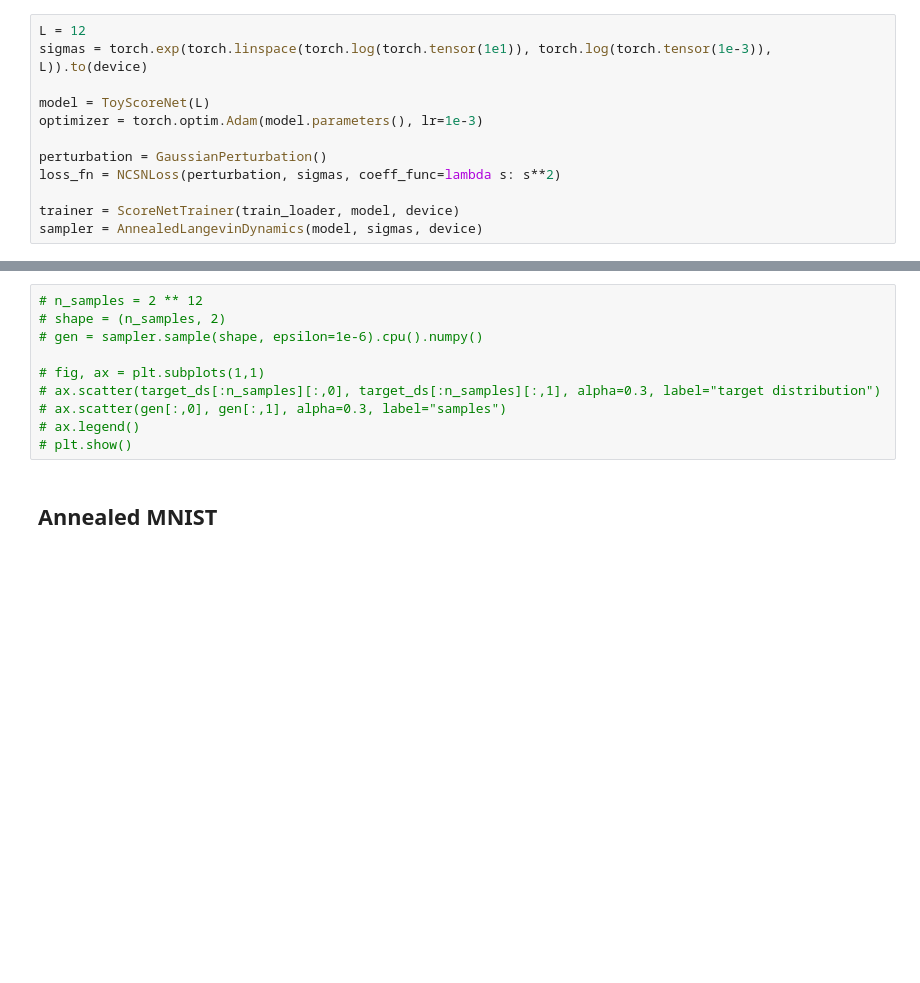
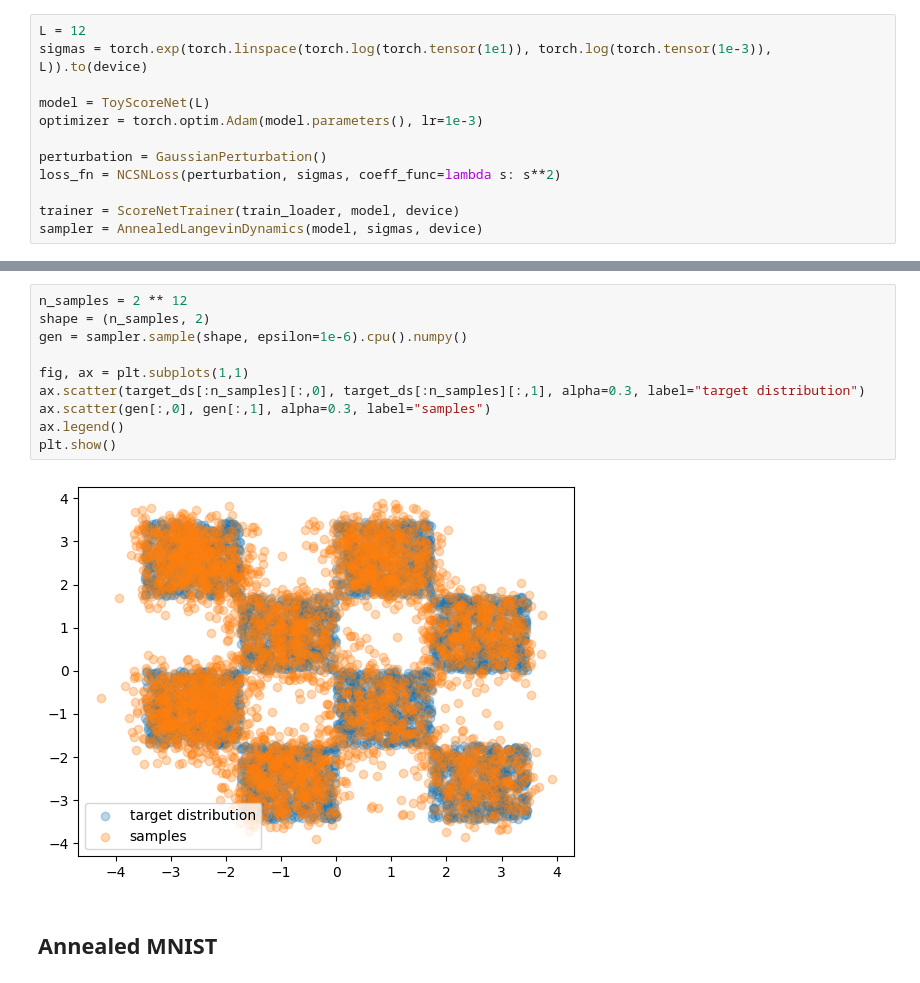
Before and after one commit to YasBroek/PGM-Denoising_Score_Matching, a Jupyter notebook: langevin.ipynb, the cells around one changed output, grey strips where cells are left out. Cells and saved outputs as stored; diff of their text form; blank space fills up the shorter version.

```diff
--- a/langevin.ipynb
+++ b/langevin.ipynb
@@ -192,13 +200,15 @@ RuntimeError: torch.UntypedStorage(): Storage device not recognized: mps
 # %%
-# n_samples = 2 ** 12
-# shape = (n_samples, 2)
-# gen = sampler.sample(shape, epsilon=1e-6).cpu().numpy()
+n_samples = 2 ** 12
+shape = (n_samples, 2)
+gen = sampler.sample(shape, epsilon=1e-6).cpu().numpy()
 
-# fig, ax = plt.subplots(1,1)
-# ax.scatter(target_ds[:n_samples][:,0], target_ds[:n_samples][:,1], alpha=0.3, label="target distribution")
-# ax.scatter(gen[:,0], gen[:,1], alpha=0.3, label="samples")
-# ax.legend()
-# plt.show()
+fig, ax = plt.subplots(1,1)
+ax.scatter(target_ds[:n_samples][:,0], target_ds[:n_samples][:,1], alpha=0.3, label="target distribution")
+ax.scatter(gen[:,0], gen[:,1], alpha=0.3, label="samples")
+ax.legend()
+plt.show()
+# %% [output]
+[figure, added]
 # %% [markdown]
 ## Annealed MNIST
 # %%
```
Also changed, not shown: parts of 44 cells of this notebook, 4 other files.
